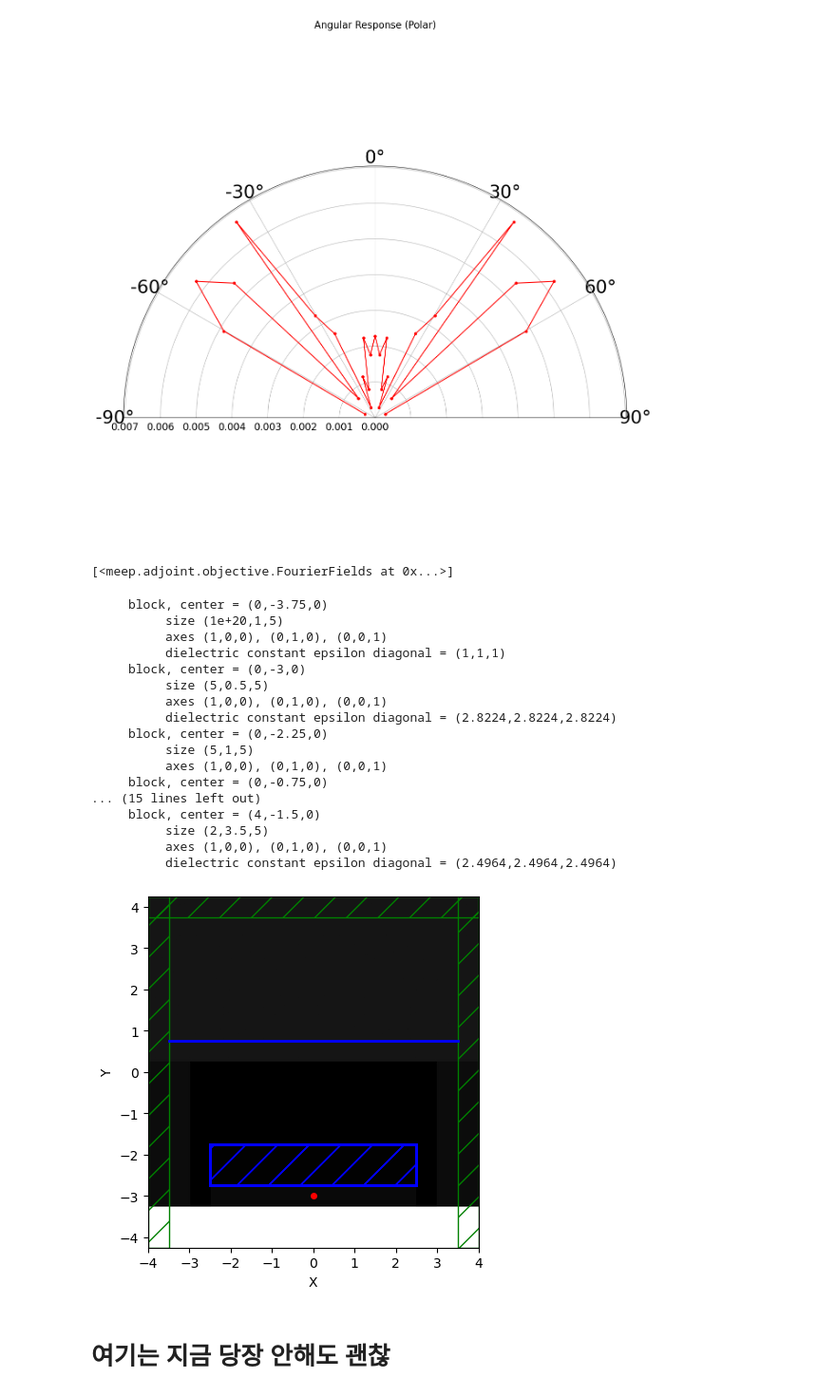
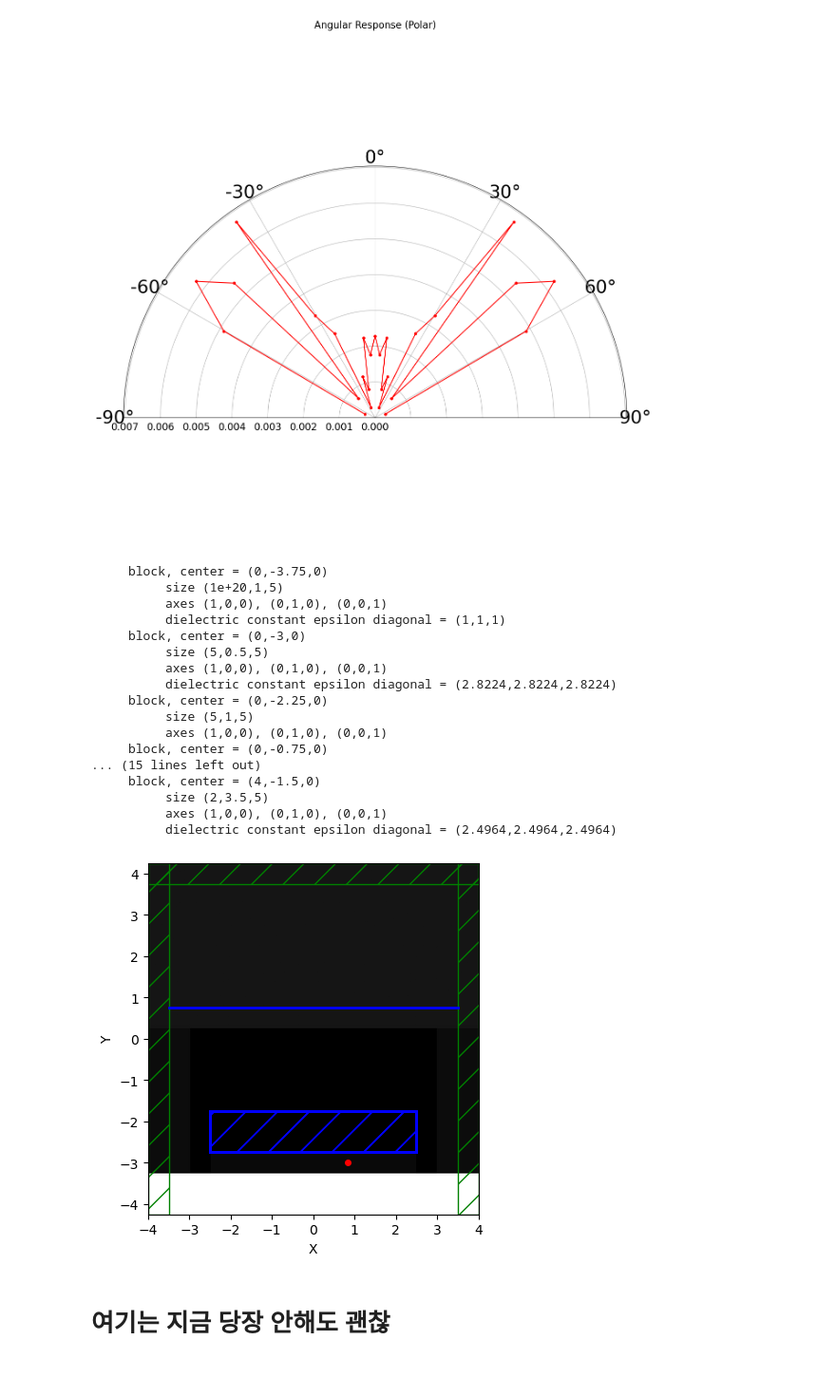
Before and after one commit to M2nion/EIDL, a Jupyter notebook: Tool/Meep/LGD/LGD setup/Mode decomposition/Kyungmin/OLED_decomp_v2.ipynb, the cells around one changed output. Shown at 95% size. Drawn from its saved outputs; the diff is of its cells as text; code cells hidden in the pictures.

```diff
--- a/Tool/Meep/LGD/LGD setup/Mode decomposition/Kyungmin/OLED_decomp_v2.ipynb
+++ b/Tool/Meep/LGD/LGD setup/Mode decomposition/Kyungmin/OLED_decomp_v2.ipynb
@@ -426,54 +412,48 @@ ob_list=[ sourcepoint_2, ]
 # %%
-def J(*mode_amps):
+def J(mode_amps):
     intensity = 0
-    for i, mode_amp in enumerate(mode_amps):
-        if len(mode_amp.shape) < 2 or mode_amp.shape[1] < 2:
-            print(f"[Warning] Invalid mode_amp[{i}] shape: {mode_amp.shape}")
-            continue
 
-        E = mode_amp[0]  # Ez 성분 추출
-        N = len(E)
-        E_k = npa.fft.fftshift(npa.fft.fft(E))
-        kx = 2 * npa.pi * npa.fft.fftshift(npa.fft.fftfreq(N, d=1/resolution))
-        k0 = 2 * npa.pi * fcen
-        mask = npa.abs(kx) <= k0
-        intensity += npa.mean(npa.abs(E_k[mask])**2)
+    E = mode_amps[0]  # Ez 성분 추출
+    N = len(E)
+    E_k = npa.fft.fftshift(npa.fft.fft(E))
+    kx = 2 * npa.pi * npa.fft.fftshift(npa.fft.fftfreq(N, d=1/resolution))
+    k0 = 2 * npa.pi * fcen
+    mask = npa.abs(kx) <= k0
+    intensity += npa.mean(npa.abs(E_k[mask])**2)
     return intensity
 
-opt=mpa.OptimizationProblem(simulation=sim[n_dipole],
-                            objective_functions=[J],
-                            objective_arguments=ob_list,
-                            fcen=fcen,
-                            df=0,
-                            nf=1,
-                            design_regions=[design_region],
-                            decay_by=1e-1,
-                            )
+opt = []
+for n_dipole in range(src_num):
+    opt.append(mpa.OptimizationProblem(simulation=sim[n_dipole],
+                                objective_functions=[J],
+                                objective_arguments=ob_list,
+                                fcen=fcen,
+                                df=0,
+                                nf=1,
+                                design_regions=[design_region],
+                                decay_by=1e-1,
+                                ))
-# %%
-ob_list
-# %% [output]
-[<meep.adjoint.objective.FourierFields at 0x...>]
 # %%
-opt.plot2D(True)
+opt[3].plot2D(True)
 # %% [output]
      block, center = (0,-3.75,0)
           size (1e+20,1,5)
           axes (1,0,0), (0,1,0), (0,0,1)
           dielectric constant epsilon diagonal = (1,1,1)
      block, center = (0,-3,0)
           size (5,0.5,5)
           axes (1,0,0), (0,1,0), (0,0,1)
           dielectric constant epsilon diagonal = (2.8224,2.8224,2.8224)
      block, center = (0,-2.25,0)
           size (5,1,5)
           axes (1,0,0), (0,1,0), (0,0,1)
      block, center = (0,-0.75,0)
 ... (15 lines left out)
      block, center = (4,-1.5,0)
           size (2,3.5,5)
           axes (1,0,0), (0,1,0), (0,0,1)
           dielectric constant epsilon diagonal = (2.4964,2.4964,2.4964)
-[figure, old version]
+[figure, new version]
 # %% [markdown]
 # 여기는 지금 당장 안해도 괜찮
 # %%
```
Also changed, not shown: parts of 3 cells of this notebook.
